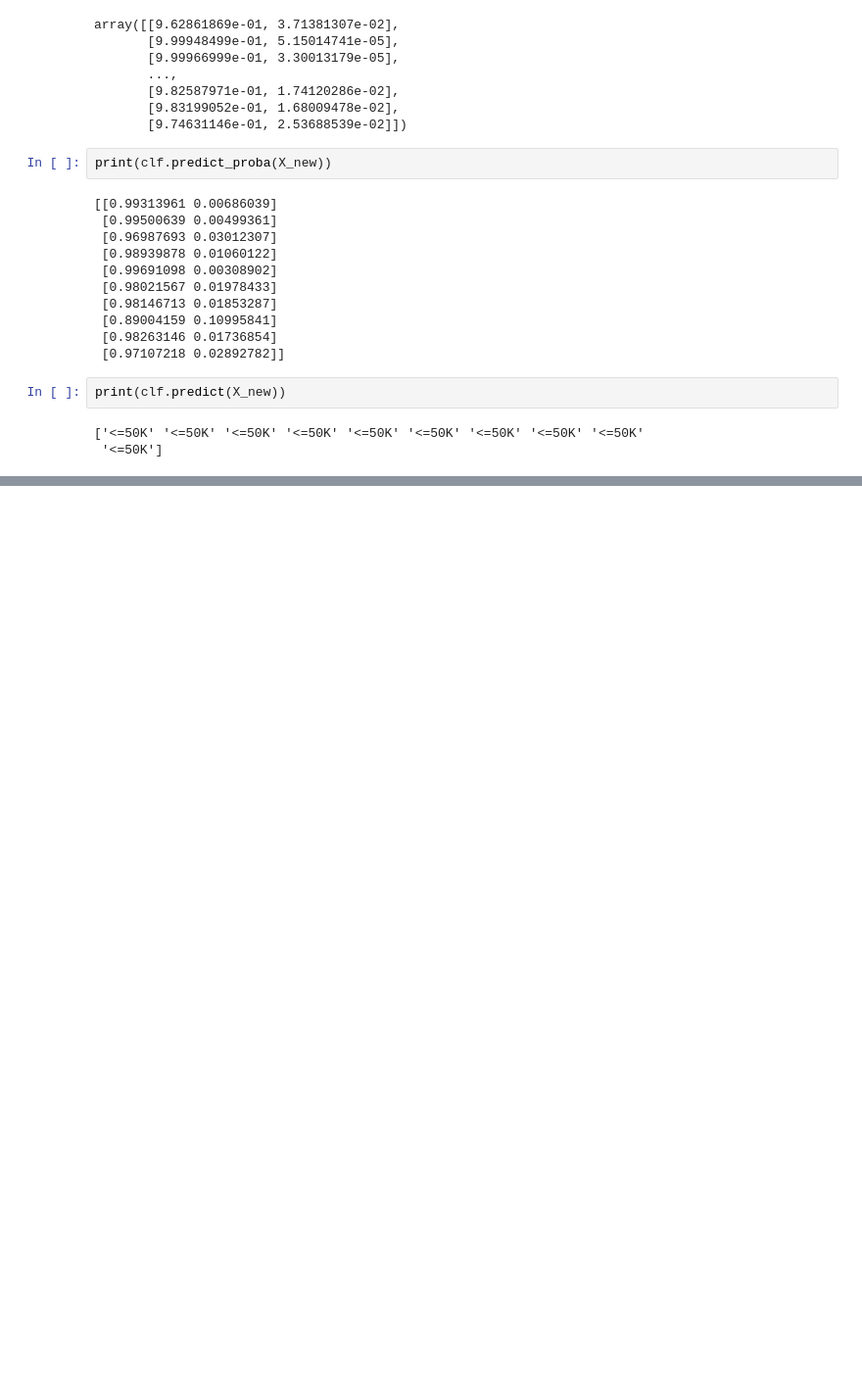
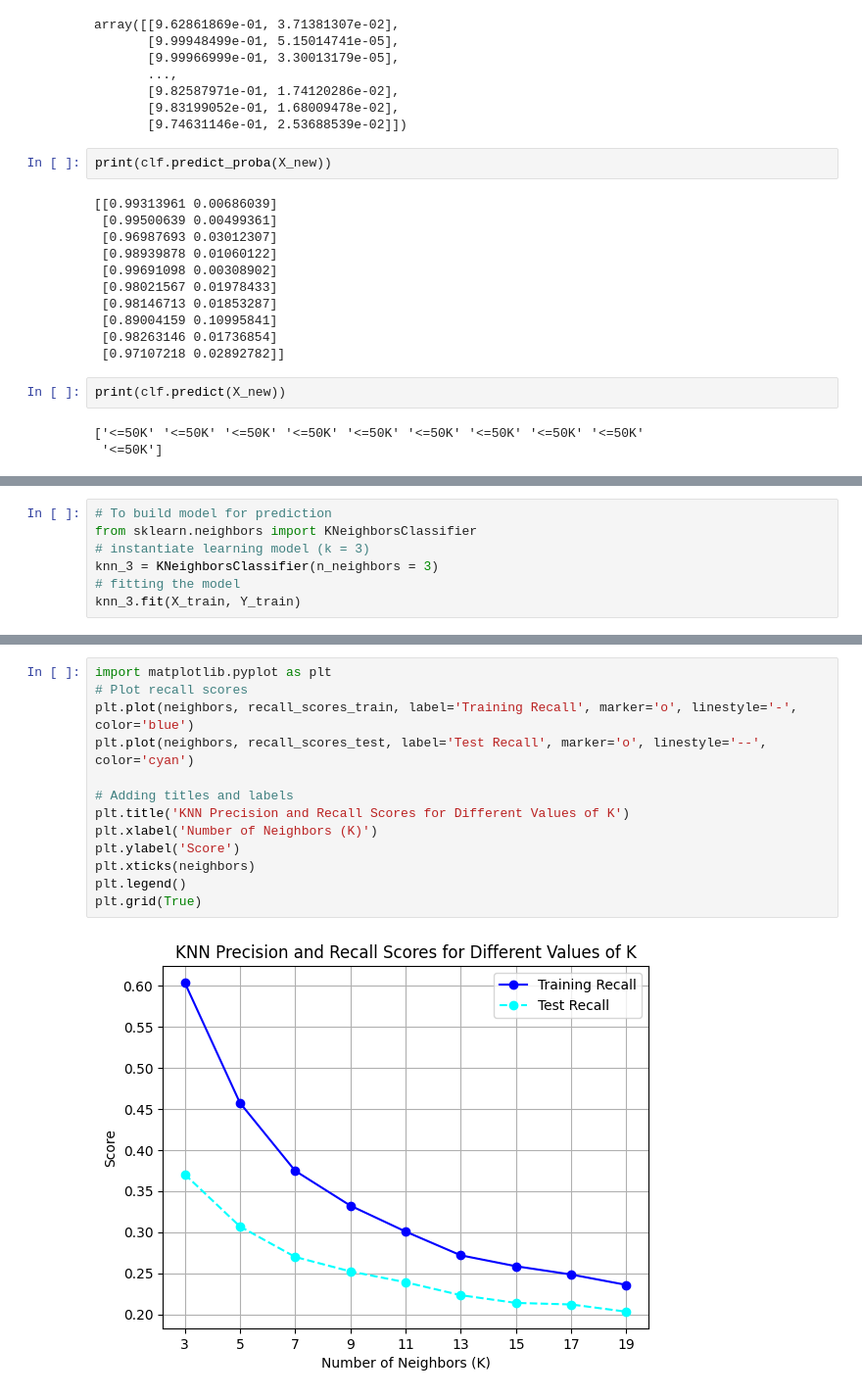
Before and after one commit to Rajesh2015/Supervised-Learning, a Jupyter notebook: M3W3- CS2_Income_classifier - NB.ipynb, the cells around one changed output, grey strips where cells are left out. Shown at 98% size. Cells and saved outputs as stored; diff of their text form; blank space fills up the shorter version.

Commit message:
Added Knn model too

```diff
--- a/M3W3- CS2_Income_classifier - NB.ipynb
+++ b/M3W3- CS2_Income_classifier - NB.ipynb
@@ -446,0 +503,7 @@ print(clf.predict(X_new))
+# %%
+# To build model for prediction
+from sklearn.neighbors import KNeighborsClassifier
+# instantiate learning model (k = 3)
+knn_3 = KNeighborsClassifier(n_neighbors = 3)
+# fitting the model
+knn_3.fit(X_train, Y_train)
@@ -446,0 +580,15 @@ print(clf.predict(X_new))
+# %%
+import matplotlib.pyplot as plt
+# Plot recall scores
+plt.plot(neighbors, recall_scores_train, label='Training Recall', marker='o', linestyle='-', color='blue')
+plt.plot(neighbors, recall_scores_test, label='Test Recall', marker='o', linestyle='--', color='cyan')
+
+# Adding titles and labels
+plt.title('KNN Precision and Recall Scores for Different Values of K')
+plt.xlabel('Number of Neighbors (K)')
+plt.ylabel('Score')
+plt.xticks(neighbors)
+plt.legend()
+plt.grid(True)
+# %% [output]
+[figure, added]
```
Also changed, not shown: parts of 11 cells of this notebook.
